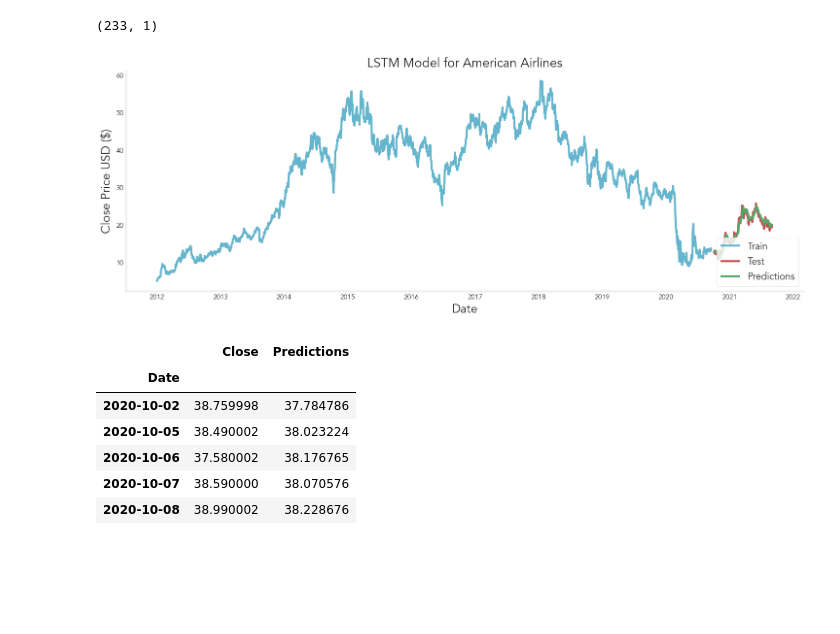
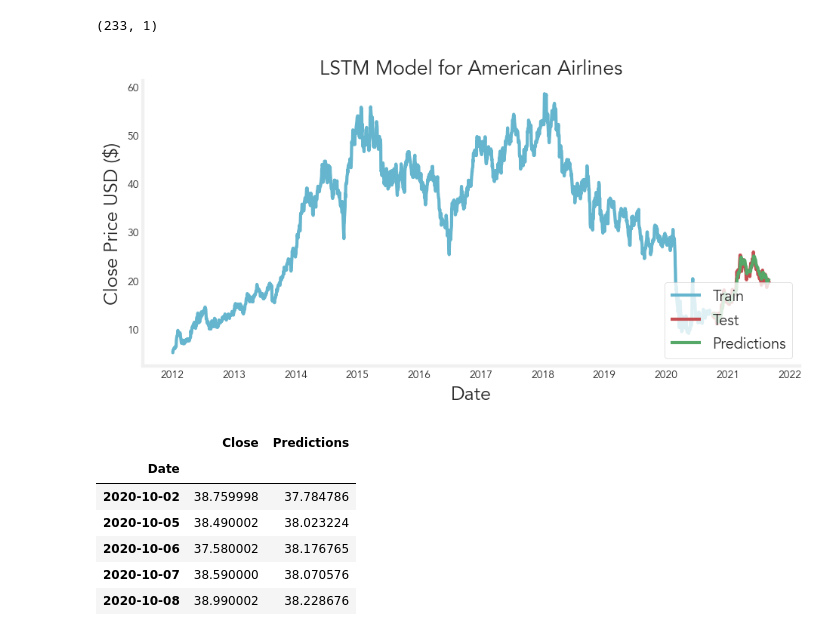
Before and after one commit to miazfryer/airlines_stocks, a Jupyter notebook: 04_LSTM_single_step.ipynb, the cells around one changed output. Saved outputs shown, nothing was run; the diff lists cells and outputs as text; code cells hidden in the pictures; blank space fills up the shorter version.

Commit message:
images

```diff
--- a/04_LSTM_single_step.ipynb
+++ b/04_LSTM_single_step.ipynb
@@ -435,19 +435,19 @@ test['Predictions'] = predictions3
 # %%
 # Visualize the data
 
 with plt.style.context('images/presentation.mplstyle'):
-    plt.figure(figsize=(16,6))
+    plt.figure(figsize=(10,5), dpi=100)
     plt.title('LSTM Model for American Airlines')
     plt.xlabel('Date', fontsize=18)
     plt.ylabel('Close Price USD ($)', fontsize=18)
     plt.plot(train['Close'], 'c')
     plt.plot(test['Close'], 'r')
     plt.plot(test['Predictions'], 'g')
     plt.legend(['Train', 'Test', 'Predictions'], loc='lower right')
-    plt.savefig('images/LSTM.png')
+    #plt.savefig('images/LSTM.png')
     plt.show()
 # %% [output]
-[figure, old version]
+[figure, new version]
 # %%
 test
 # %% [output]
```
Also changed, not shown: 2 other files.
